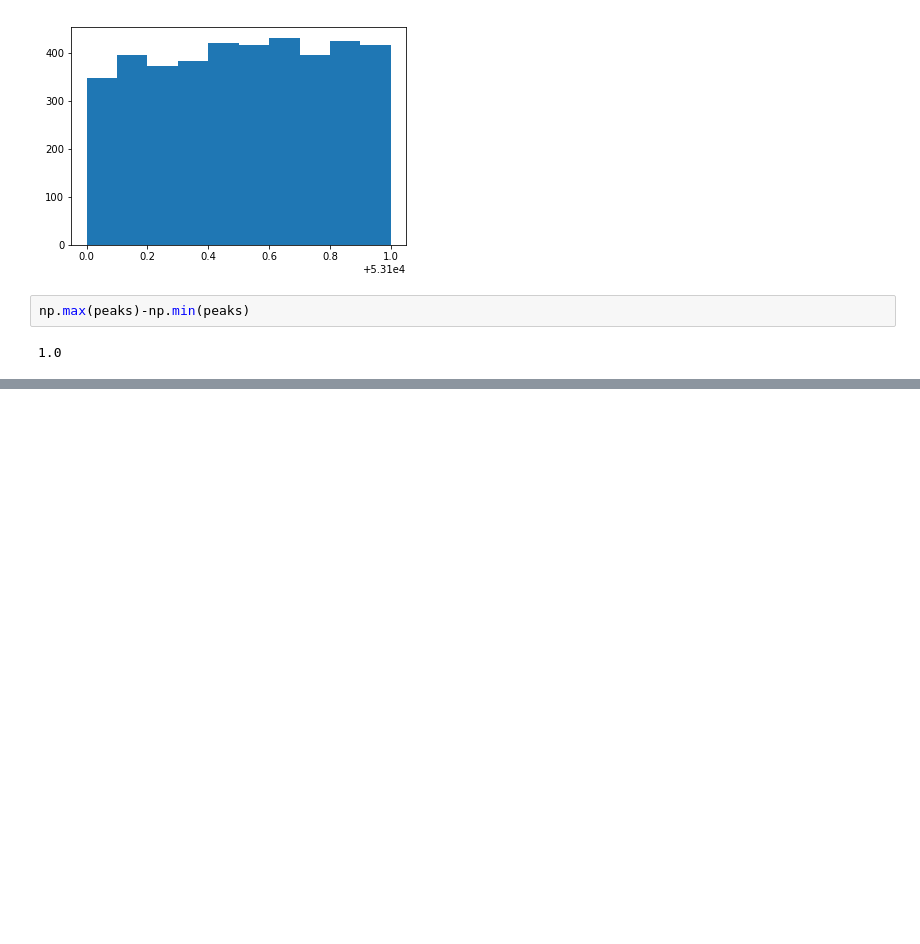
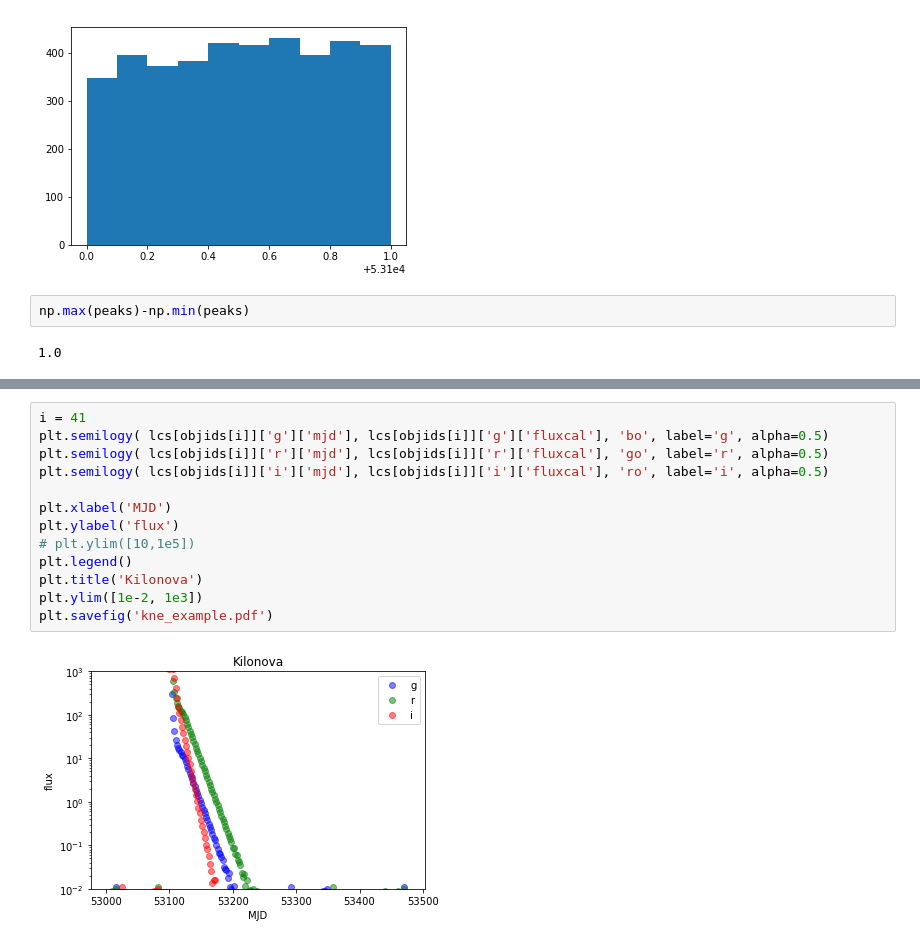
Before and after one commit to yoachim/19_Scratch, a Jupyter notebook: plasticc_check/p_check.ipynb, the cells around one changed output, grey strips where cells are left out. Saved outputs shown, nothing was run; the diff lists cells and outputs as text; blank space fills up the shorter version.

```diff
--- a/plasticc_check/p_check.ipynb
+++ b/plasticc_check/p_check.ipynb
@@ -103,0 +121,15 @@ plt.plot( lcs[objids[i]]['r']['mjd'], lcs[objids[i]]['r']['fluxcal'], 'ro')
+# %%
+i = 41
+plt.semilogy( lcs[objids[i]]['g']['mjd'], lcs[objids[i]]['g']['fluxcal'], 'bo', label='g', alpha=0.5)
+plt.semilogy( lcs[objids[i]]['r']['mjd'], lcs[objids[i]]['r']['fluxcal'], 'go', label='r', alpha=0.5)
+plt.semilogy( lcs[objids[i]]['i']['mjd'], lcs[objids[i]]['i']['fluxcal'], 'ro', label='i', alpha=0.5)
+
+plt.xlabel('MJD')
+plt.ylabel('flux')
+# plt.ylim([10,1e5])
+plt.legend()
+plt.title('Kilonova')
+plt.ylim([1e-2, 1e3])
+plt.savefig('kne_example.pdf')
+# %% [output]
+[figure, added]
```
Also changed, not shown: parts of 2 cells of this notebook.
